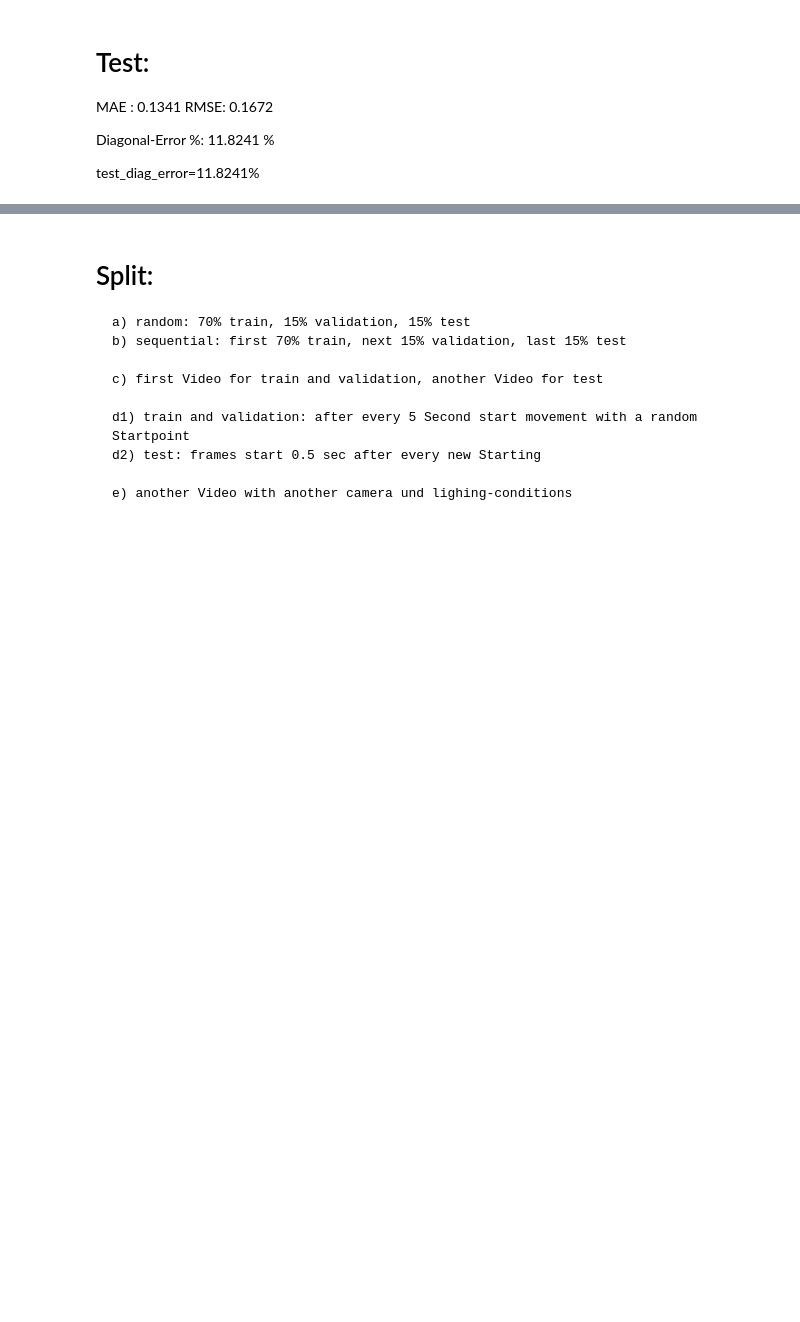
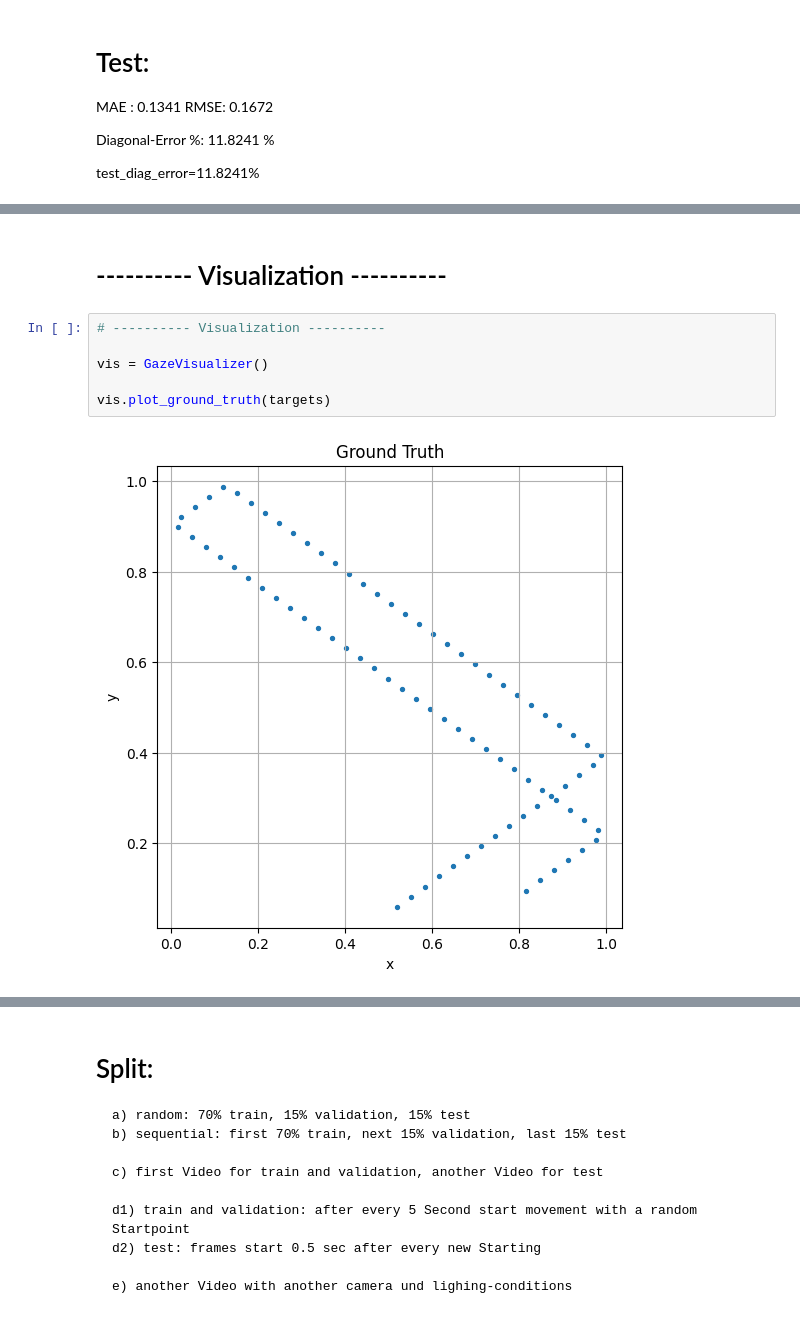
Before and after one commit to RafeiKAr/gaze-estimation, a Jupyter notebook: personal_code.ipynb, the cells around one changed output, grey strips where cells are left out. Drawn from its saved outputs; the diff is of its cells as text; blank space fills up the shorter version.

```diff
--- a/personal_code.ipynb
+++ b/personal_code.ipynb
@@ -1785,0 +2402,10 @@ test_diag_error=11.8241%
+# %% [markdown]
+# ---------- Visualization ----------
+# %%
+# ---------- Visualization ----------
+
+vis = GazeVisualizer()
+
+vis.plot_ground_truth(targets)
+# %% [output]
+[figure, added]
```
Also changed, not shown: parts of 34 cells of this notebook, 31 other files.
